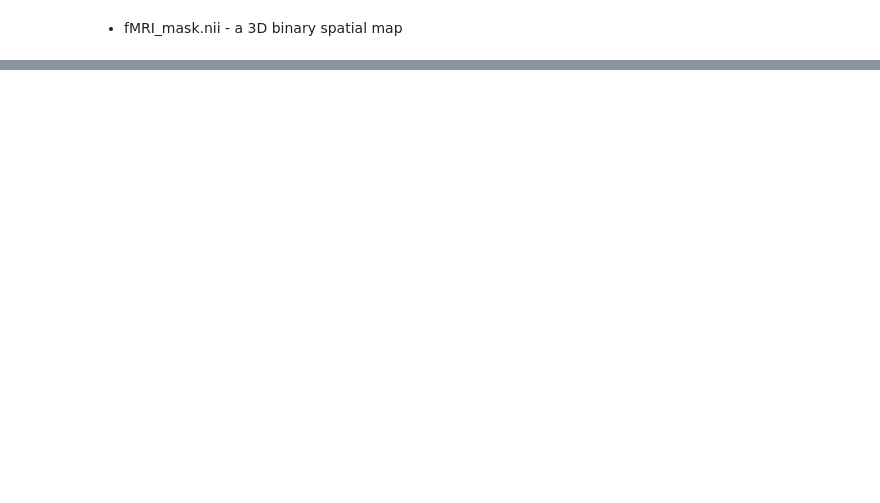
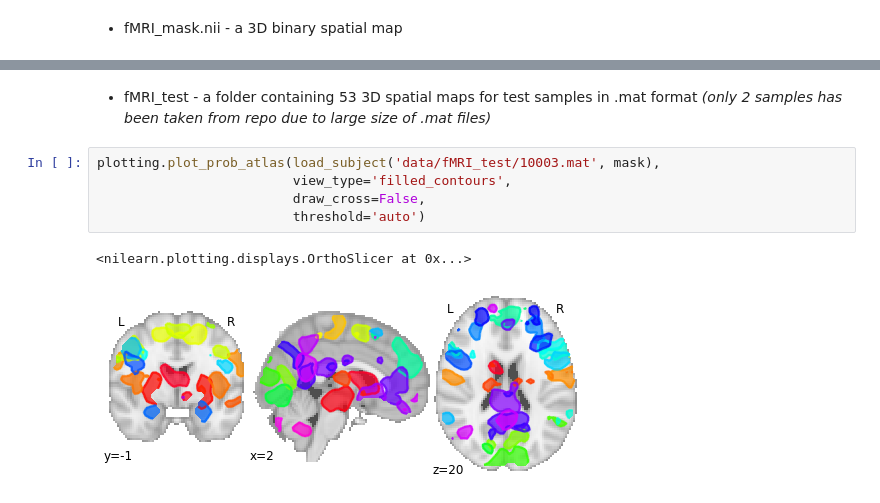
Before and after one commit to szachovy/TReNDS-Neuroimaging, a Jupyter notebook: local.ipynb, the cells around one changed output, grey strips where cells are left out. Saved outputs shown, nothing was run; the diff lists cells and outputs as text; blank space fills up the shorter version.

```diff
--- a/local.ipynb
+++ b/local.ipynb
@@ -189,0 +251,10 @@ fnc.describe()
+# %% [markdown]
+* fMRI_test - a folder containing 53 3D spatial maps for test samples in .mat format _(only 2 samples has been taken from repo due to large size of .mat files)_
+# %%
+plotting.plot_prob_atlas(load_subject('data/fMRI_test/10003.mat', mask),
+                         view_type='filled_contours',
+                         draw_cross=False,
+                         threshold='auto')
+# %% [output]
+<nilearn.plotting.displays.OrthoSlicer at 0x...>
+[figure, added]
```
Also changed, not shown: parts of 12 cells of this notebook.
